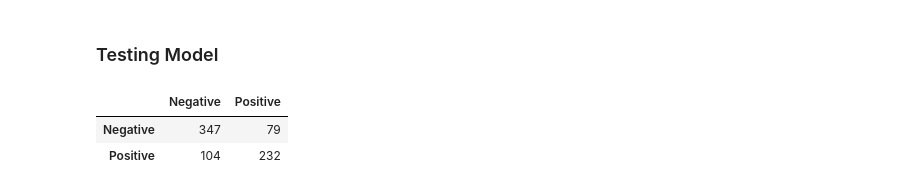
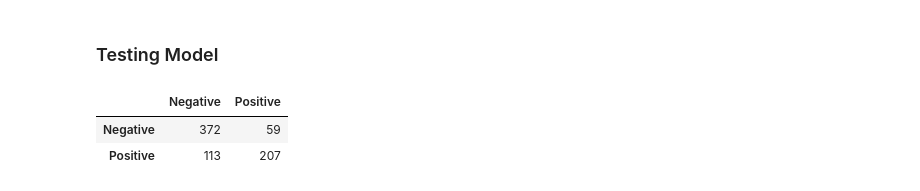
Before and after one commit to TebogoNkomondo/realOrFake, a Jupyter notebook: KerasEmbeddingLayer.ipynb, the cells around one changed output. Cells and saved outputs as stored; diff of their text form; code cells hidden in the pictures.

Commit message:
updated RNN and LSTM models

```diff
--- a/KerasEmbeddingLayer.ipynb
+++ b/KerasEmbeddingLayer.ipynb
@@ -245,0 +261,15 @@ saved model!
+# %%
+history = model.fit(X_train, y_train,
+                    epochs=50,
+                    verbose=1,
+                    validation_data=(X_test, y_test),
+                    batch_size=10,
+                   callbacks=[EarlyStopping(monitor='val_loss', mode='min', verbose=1)])
+
+keras_embed_model = model.to_json()
+with open('./NN_Models/keras_embed_mlp_model.json', 'w') as json_file:
+    json_file.write(keras_embed_model)
+
+model.save_weights('./NN_Models/keras_embed_mlp_model.h5')
+
+print('saved model!')
@@ -310,31 +306,40 @@ predictions_final = [rounding(x) for x in predictions]
 # %%
-predictions = np.array(predictions)
-test_y = np.array(test_y)
-confusion_matrix(test_y, predictions)
+predictions = []
+Y_pred = model.predict_generator(X_test)
+y_pred = np.argmax(Y_pred, axis=1)
 
-tn, fp, fn, tp = confusion_matrix(test_y, predictions).ravel()
-precision = tp / (tp + fp)
-accuracy = (tp + tn) / (tn + fp +fn +tp)
+def rounding(results):
+    '''Results needs to be rounded to 0 or 1 for fake or real, respectively'''
+    if results < 0.5:
+        return 0
+    else:
+        return 1
+
+predictions_final = [rounding(x) for x in Y_pred]
+
+tn, fp, fn, tp = confusion_matrix(y_test, predictions_final).ravel()
+precision= tp / (tp + fp)
+accuracy = (tp + tn) / (tn + fp +fn+tp)
 falsePositiveRate = fp / (fp + tn)
 recall = tp/(tp+fn)
-f1_score = 2 * ((recall*precision)/(recall+precision))
+f1= 2 * ((recall*precision)/(recall+precision))
 
 # Intialise data to Dicts of series.
-d = {'Value' : pd.Series([accuracy, precision, falsePositiveRate, recall,f1_score], index =['Accuracy', 'Precision', 'FPR','Recall','F1'])}
+d = {'Value' : pd.Series([accuracy, precision, falsePositiveRate, recall,f1], index =['Accuracy', 'Precision', 'FPR','Recall','F1'])}
 
 # creates Dataframe.
 results = pd.DataFrame(d)
 
 
 data = {'Negative':[tn, fn], 'Positive':[fp, tp]}
 
 # Creates pandas DataFrame.
-df = pd.DataFrame(data, index =['Negative', 'Positive'])
+df= pd.DataFrame(data, index =['Negative', 'Positive'])
 df
 # %% [output]
 |  | Negative | Positive |
-| Negative | 347 | 79 |
-| Positive | 104 | 232 |
+| Negative | 372 | 59 |
+| Positive | 113 | 207 |
 # %%
 results
 # %% [output]
```
Also changed, not shown: parts of 39 cells of this notebook, 7 other files.
